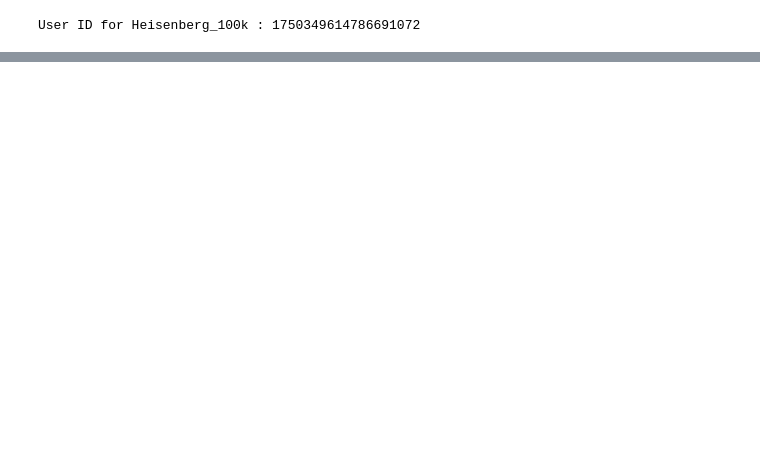
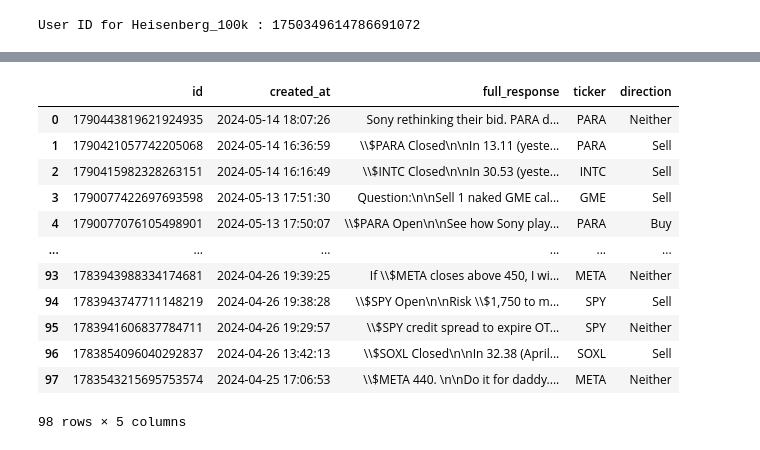
Before and after one commit to amoogat/Project_X, a Jupyter notebook: projectx.ipynb, the cells around one changed output, grey strips where cells are left out. Cells and saved outputs as stored; diff of their text form; code cells hidden in the pictures; blank space fills up the shorter version.

```diff
--- a/projectx.ipynb
+++ b/projectx.ipynb
@@ -428,0 +464,2 @@ ht_mini['buy_or_sell'] = ht_mini['full_response'].apply(buy_or_sell_GPT)
+# %%
+ht_mini['2-3 equal'] =   (ht_mini['buy_or_sell_2'] == ht_mini['buy_or_sell_3'])
@@ -467,0 +555,36 @@ C:\Users\amoog\OneDrive\Desktop\Project_X\tweet_buy_or_sell.xlsx
+# %%
+user_prompt = "What direction is this message and transcribed image data referring to? Please respond with just Buy, Sell, or Neither. If the tweet refers to multiple tickers, list the direction for each in a comma separated list."
+sys_prompt = """Reference example as a guide to understand the format of the output.
+Example:
+Text: $PARA Closed\n\nIn 13.11 (yesterday)\n\nOut 13.24\n\n+1%\n+$65 profit\n\nJust trying to reduce long exposure heading into tomorrow.
+https://t.co/GpCKwDrfky
+TRANSCRIBED IMAGE DATA: This image describes a stock sale transaction, not an option play like a call or a put.
+Specifically, it details the sale of 500 shares of PARA (which is the ticker symbol for a stock) at an average fill price of $13.2401.
+It's a limit order set to sell at $13.24. The negative quantity (-500) indicates that shares are being sold rather than purchased.
+Correct Output: Sell
+
+Text: If $META closes above 450, I will do 1,000 jumping jacks.\n\n🙏
+TRANSCRIBED IMAGE DATA: None
+Correct Output: Neither
+
+Text: \\$GOOG Closed\n\nIn .32 credit (Apr 30th)\n\nOut .05 debit\n\n+\\$135 profit\n\nSmall. Got dangerously close. But never worried. TRANSCRIBED IMAGE DATA: The image describes a vertical options spread for Google (GOOG) stock, specifically a put spread. Here are the details:\n\n- **Type of Spread**: Vertical Put Spread\n- **Underlying Asset**: GOOG (Google)\n- **Expiry Date**: May 3, 2024\n- **Strike Prices**: 165 (bought) and 162.5 (sold)\n\nDetails of the trade:\n- **Quantity**: 5 contracts\n- **Total Cost**: Since you are paying 0.05 per contract for 5 contracts, the total debit is 5 * 0.05 = \\$25.\n\nIn this trade, you are buying 5 put options at a strike price of 165 and selling 5 put options at a strike price of 162.5 for the same expiration date of May 3, 2024. This creates a vertical spread (specifically a bear put spread), aiming to profit from a decrease in the price of the underlying stock, Google, down to or below the lower strike price of 162.5.
+Correct Output: Sell
+
+Text: \\$AMD Eyeing this name.\n\nIf it can get to 137-138ish tomorrow or next week, then I would buy there. \n\nWhy? 200dma magnet could act as major support.  TRANSCRIBED IMAGE DATA: None
+Correct Output: Neither
+
+Text: \\$DIS Open\n\nEarnings play\n\nRisk \\$1,670 to make \\$330.\n\nBmo, implied about a 7pt move. https://t.co/nyMZGS23OZ  TRANSCRIBED IMAGE DATA: The image describes a vertical put spread (also known as a bull put spread). This is a type of options strategy that involves selling one put option and buying another put option at a lower strike price but with the same expiration date.\n\nHere's the breakdown of the trade based on the image:\n\n- This is for the stock with the ticker symbol "DIS" (Walt Disney Company), with options expiring on May 10, 2024.\n- The vertical spread involves the 108 and 106 strike prices, meaning you are dealing with 108/106 put options.\n- The strategy specified is a put vertical spread:\n  - Selling 10 put options at the 108 strike price.\n  - Buying 10 put options at the 106 strike price.\n- The prices for the transactions are:\n  - Sold (shorted) the 108 strike put options at \\$0.86 each.\n  - Bought (long) the 106 strike put options at \\$0.53 each.\n- The net credit received for the spread is \\$0.33 per share (since options typically represent 100 shares, the total net credit is \\$33 per contract).\n\nIn summary, the strategy is a bull put spread where you hope the price of Disney (DIS) stays above the higher strike price (108) by the expiration date so that both options expire worthless, and you keep the credit received upfront.
+Correct Output: Buy
+
+Text: Watchlist for next week:\n\nLong: \\$VIX\n\nShort: \\$FXI, \\$SPY\n\nNeutral: \\$NVDA\n\nSpeculative bounce play on watch: \\$SHOP  TRANSCRIBED IMAGE DATA: None
+Correct Output: Buy, Sell, Sell, Neither, Neither
+
+Text: Two Biggest Losers this week:\n\nSPY call credit spread: -\\$5,130\n\nDIS put credit spread: -\\$1,670\n\nOuch.\n\nAccount Balance: \\$114,888.39.\n\n-\\$5,097.20 week over week.\n\nNot happy, but we look forward to next week. https://t.co/X67fSZOUY6  TRANSCRIBED IMAGE DATA: None
+Correct Output: Neither, Neither
+"""
+ht_dynamic['direction'] = ht_mini['full_response'].apply(
+    lambda text: dynamic_prompting(text, sys_prompt, user_prompt)
+)
+ht_dynamic['direction_2'] = ht_mini['full_response'].apply(
+    lambda text: dynamic_prompting(text, sys_prompt, user_prompt)
+)
@@ -467,0 +677,16 @@ C:\Users\amoog\OneDrive\Desktop\Project_X\tweet_buy_or_sell.xlsx
+# %%
+display(ht_dynamic)
+# %% [output]
+|  | id | created_at | full_response | ticker | direction |
+| 0 | 1790443819621924935 | 2024-05-14 18:07:26 | Sony rethinking their bid. PARA d... | PARA | Neither |
+| 1 | 1790421057742205068 | 2024-05-14 16:36:59 | \\$PARA Closed\n\nIn 13.11 (yeste... | PARA | Sell |
+| 2 | 1790415982328263151 | 2024-05-14 16:16:49 | \\$INTC Closed\n\nIn 30.53 (yeste... | INTC | Sell |
+| 3 | 1790077422697693598 | 2024-05-13 17:51:30 | Question:\n\nSell 1 naked GME cal... | GME | Sell |
+| 4 | 1790077076105498901 | 2024-05-13 17:50:07 | \\$PARA Open\n\nSee how Sony play... | PARA | Buy |
+| ... | ... | ... | ... | ... | ... |
+| 93 | 1783943988334174681 | 2024-04-26 19:39:25 | If \\$META closes above 450, I wi... | META | Neither |
+| 94 | 1783943747711148219 | 2024-04-26 19:38:28 | \\$SPY Open\n\nRisk \\$1,750 to m... | SPY | Sell |
+| 95 | 1783941606837784711 | 2024-04-26 19:29:57 | \\$SPY credit spread to expire OT... | SPY | Neither |
+| 96 | 1783854096040292837 | 2024-04-26 13:42:13 | \\$SOXL Closed\n\nIn 32.38 (April... | SOXL | Sell |
+| 97 | 1783543215695753574 | 2024-04-25 17:06:53 | \\$META 440. \n\nDo it for daddy.... | META | Neither |
+98 rows × 5 columns
```
Also changed, not shown: parts of 25 cells of this notebook.
